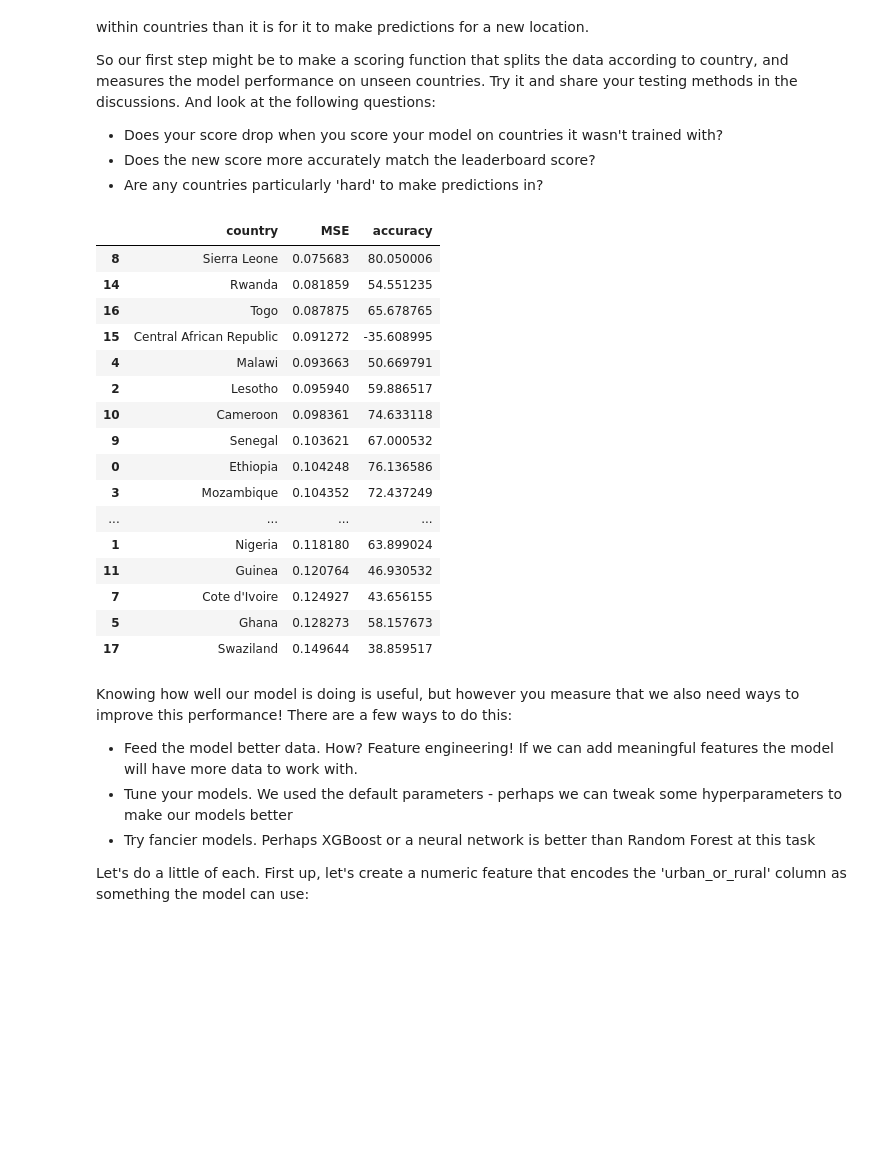
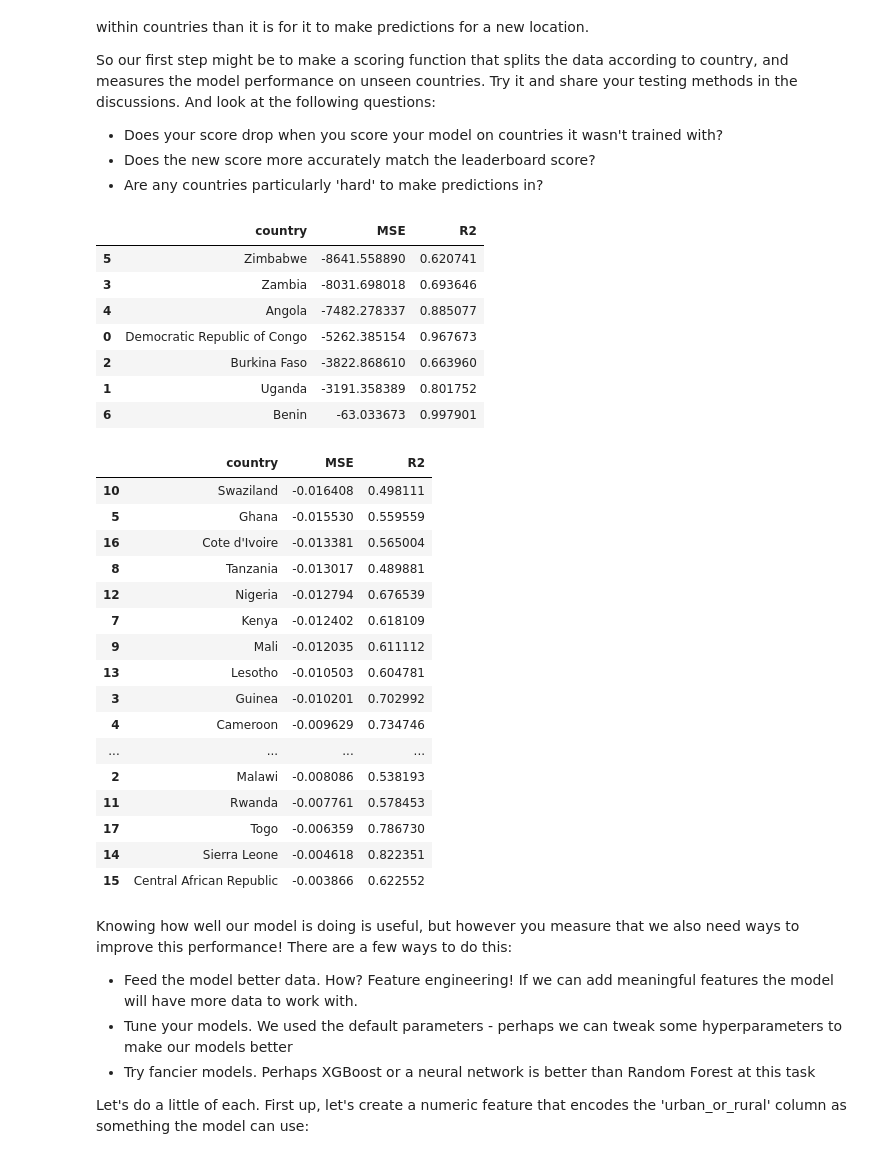
Before and after one commit to kvmvu/wealth-index-prediction, a Jupyter notebook: Starter_Notebook.ipynb, the cells around one changed output. Saved outputs shown, nothing was run; the diff lists cells and outputs as text; code cells hidden in the pictures; blank space fills up the shorter version.

```diff
--- a/Starter_Notebook.ipynb
+++ b/Starter_Notebook.ipynb
@@ -352,55 +371,70 @@ So our first step might be to make a scoring function that splits the data accor
 # %%
 # You code for a enw model evaluation method here
 
 def split_by_country(df):
     """take in a dataframe and split into new dataframes by country"""
     d = {}
-    val_x = train[train.index.isin(df.index)]
-    countries = val_x['country'].unique()
+    # val_x = train[train.index.isin(df.index)]
+    countries = df['country'].unique()
     for country in countries:
-        d[f'{country}'] = val_x[val_x['country']==country]
+        d[f'{country}'] = df[df['country']==country]
     return d
 
 def model_performance(df_country, model):
     """measure model performance"""
     country = df_country.country.unique()
-    kfold = model_selection.KFold(n_splits=5)
-    mse = mean_squared_error(df_country['Target'], model.predict(df_country[in_cols]),  squared=False)
-    accuracy = model_selection.cross_val_score(model, df_country[in_cols], df_country['Target'], cv=kfold)
-    accuracy = accuracy.mean()*100
-    country_accuracy = {'country': country[0], 'MSE': mse, 'accuracy': accuracy}
+    X = df_country.iloc[:,4:-1]
+    y = df_country.iloc[:,-1]
+    kfold = model_selection.KFold(n_splits=5, shuffle=True, random_state=42)
+    # mse = mean_squared_error(df_country['Target'], model.predict(df_country[in_cols]),  squared=False)
+    mse = np.mean(cross_val_score(model, X, y, cv=kfold, scoring='neg_mean_squared_error'))
+    # accuracy = model_selection.cross_val_score(model, df_country[in_cols], df_country['Target'], cv=kfold)
+    r2 = np.mean(cross_val_score(model, X, y, cv=kfold, scoring='r2'))
+    # accuracy = accuracy.mean()*100
+    country_accuracy = {'country': country[0], 'MSE': mse, 'R2': r2}
     return country_accuracy
 
-def evaluate_model_per_country(df, model):
+def evaluate_model_by_country(df, model):
     """this function takes a dataframe, splits the data according to country and scores the model by country"""
     j = split_by_country(df)
     scores = []
     for item in j:
         result = model_performance(j[item], model)
         scores.append(result)
     scores_df = pd.DataFrame(scores)
     scores_df.sort_values(by='MSE', inplace=True)
     return scores_df
 
-evaluate_model_per_country(X_test, model)
+evaluate_model_by_country(test, model)
 # %% [output]
-|  | country | MSE | accuracy |
-| 8 | Sierra Leone | 0.075683 | 80.050006 |
-| 14 | Rwanda | 0.081859 | 54.551235 |
-| 16 | Togo | 0.087875 | 65.678765 |
-| 15 | Central African Republic | 0.091272 | -35.608995 |
-| 4 | Malawi | 0.093663 | 50.669791 |
-| 2 | Lesotho | 0.095940 | 59.886517 |
-| 10 | Cameroon | 0.098361 | 74.633118 |
-| 9 | Senegal | 0.103621 | 67.000532 |
-| 0 | Ethiopia | 0.104248 | 76.136586 |
-| 3 | Mozambique | 0.104352 | 72.437249 |
-| ... | ... | ... | ... |
-| 1 | Nigeria | 0.118180 | 63.899024 |
-| 11 | Guinea | 0.120764 | 46.930532 |
-| 7 | Cote d'Ivoire | 0.124927 | 43.656155 |
-| 5 | Ghana | 0.128273 | 58.157673 |
-| 17 | Swaziland | 0.149644 | 38.859517 |
+|  | country | MSE | R2 |
+| 5 | Zimbabwe | -8641.558890 | 0.620741 |
+| 3 | Zambia | -8031.698018 | 0.693646 |
+| 4 | Angola | -7482.278337 | 0.885077 |
+| 0 | Democratic Republic of Congo | -5262.385154 | 0.967673 |
+| 2 | Burkina Faso | -3822.868610 | 0.663960 |
+| 1 | Uganda | -3191.358389 | 0.801752 |
+| 6 | Benin | -63.033673 | 0.997901 |
+# %%
+evaluate_model_by_country(train, model)
+# %% [output]
+|  | country | MSE | R2 |
+| 10 | Swaziland | -0.016408 | 0.498111 |
+| 5 | Ghana | -0.015530 | 0.559559 |
+| 16 | Cote d'Ivoire | -0.013381 | 0.565004 |
+| 8 | Tanzania | -0.013017 | 0.489881 |
+| 12 | Nigeria | -0.012794 | 0.676539 |
+| 7 | Kenya | -0.012402 | 0.618109 |
+| 9 | Mali | -0.012035 | 0.611112 |
+| 13 | Lesotho | -0.010503 | 0.604781 |
+| 3 | Guinea | -0.010201 | 0.702992 |
+| 4 | Cameroon | -0.009629 | 0.734746 |
+| ... | ... | ... | ... |
+| 2 | Malawi | -0.008086 | 0.538193 |
+| 11 | Rwanda | -0.007761 | 0.578453 |
+| 17 | Togo | -0.006359 | 0.786730 |
+| 14 | Sierra Leone | -0.004618 | 0.822351 |
+| 15 | Central African Republic | -0.003866 | 0.622552 |
 # %% [markdown]
 Knowing how well our model is doing is useful, but however you measure that we also need ways to improve this performance! There are a few ways to do this:
 
```
Also changed, not shown: parts of 58 cells of this notebook.
